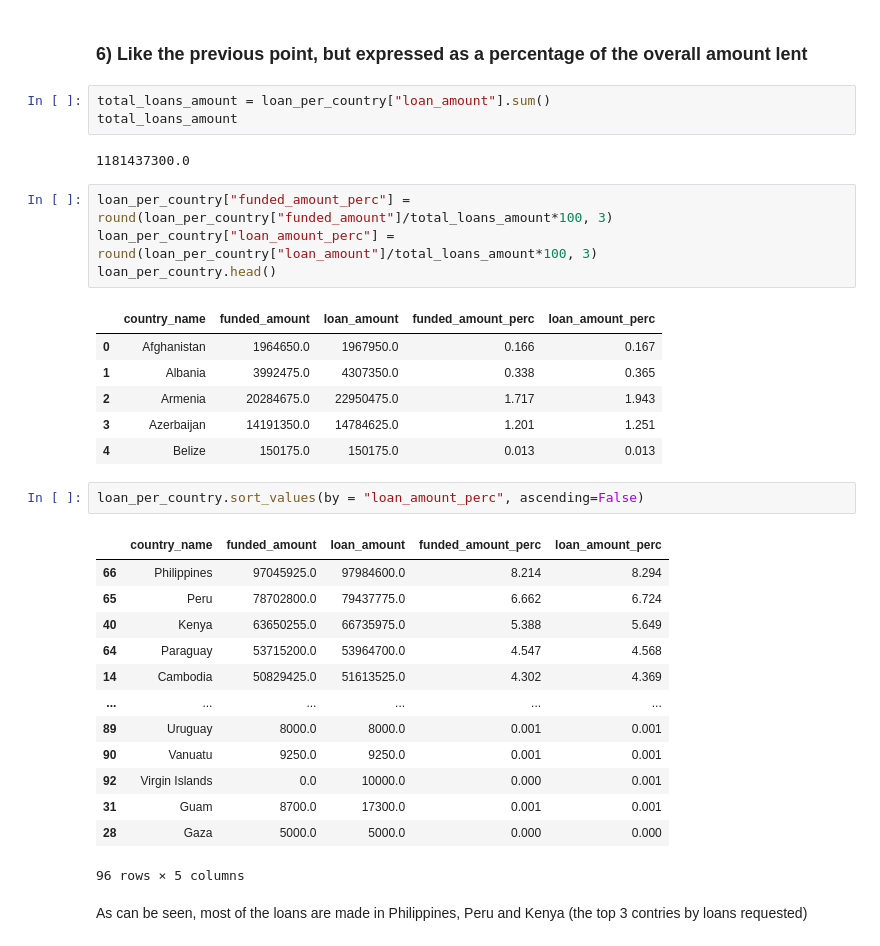
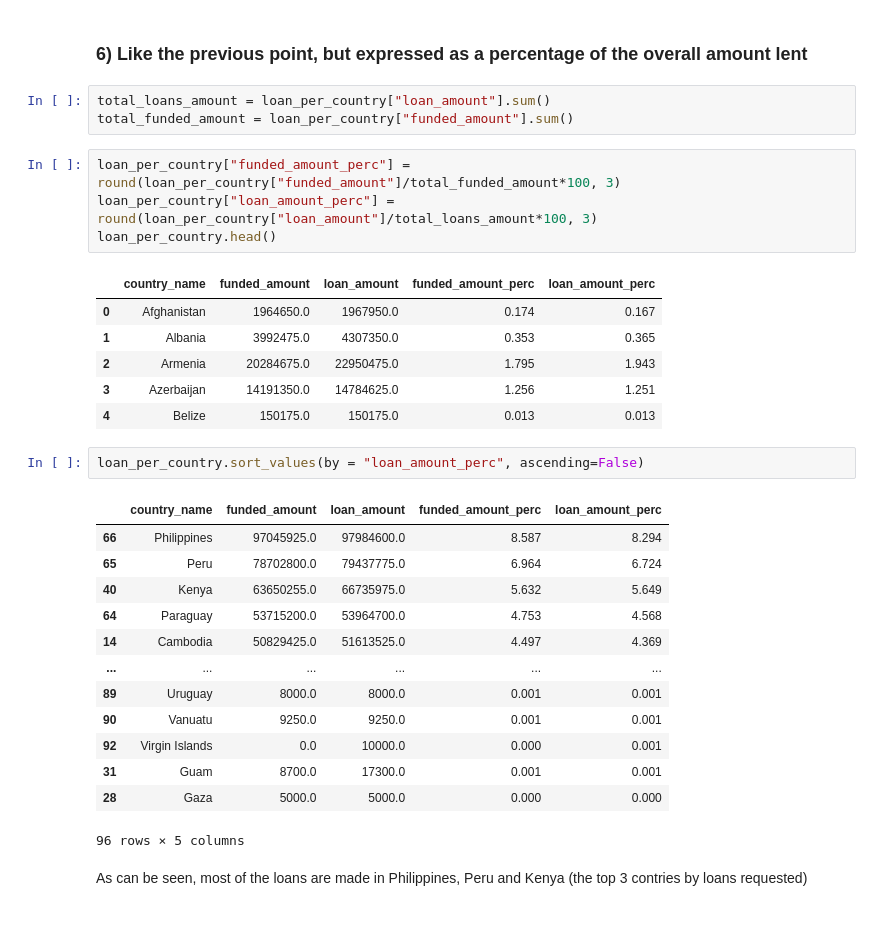
Before and after one commit to paolomariani/Foundations-of-Computer-Science-Project, a Jupyter notebook: Foundations of Computer Science Project Notebook.ipynb, the cells around one changed output. Drawn from its saved outputs; the diff is of its cells as text.

```diff
--- a/Foundations of Computer Science Project Notebook.ipynb
+++ b/Foundations of Computer Science Project Notebook.ipynb
@@ -282,29 +282,27 @@ loan_per_country.head()
 ### 6) Like the previous point, but expressed as a percentage of the overall amount lent
 # %%
 total_loans_amount = loan_per_country["loan_amount"].sum()
-total_loans_amount
+total_funded_amount = loan_per_country["funded_amount"].sum()
-# %% [output]
-1181437300.0
 # %%
-loan_per_country["funded_amount_perc"] = round(loan_per_country["funded_amount"]/total_loans_amount*100, 3)
+loan_per_country["funded_amount_perc"] = round(loan_per_country["funded_amount"]/total_funded_amount*100, 3)
 loan_per_country["loan_amount_perc"] = round(loan_per_country["loan_amount"]/total_loans_amount*100, 3)
 loan_per_country.head()
 # %% [output]
 |  | country_name | funded_amount | loan_amount | funded_amount_perc | loan_amount_perc |
-| 0 | Afghanistan | 1964650.0 | 1967950.0 | 0.166 | 0.167 |
-| 1 | Albania | 3992475.0 | 4307350.0 | 0.338 | 0.365 |
-| 2 | Armenia | 20284675.0 | 22950475.0 | 1.717 | 1.943 |
-| 3 | Azerbaijan | 14191350.0 | 14784625.0 | 1.201 | 1.251 |
+| 0 | Afghanistan | 1964650.0 | 1967950.0 | 0.174 | 0.167 |
+| 1 | Albania | 3992475.0 | 4307350.0 | 0.353 | 0.365 |
+| 2 | Armenia | 20284675.0 | 22950475.0 | 1.795 | 1.943 |
+| 3 | Azerbaijan | 14191350.0 | 14784625.0 | 1.256 | 1.251 |
 | 4 | Belize | 150175.0 | 150175.0 | 0.013 | 0.013 |
 # %%
 loan_per_country.sort_values(by = "loan_amount_perc", ascending=False)
 # %% [output]
 |  | country_name | funded_amount | loan_amount | funded_amount_perc | loan_amount_perc |
-| 66 | Philippines | 97045925.0 | 97984600.0 | 8.214 | 8.294 |
-| 65 | Peru | 78702800.0 | 79437775.0 | 6.662 | 6.724 |
-| 40 | Kenya | 63650255.0 | 66735975.0 | 5.388 | 5.649 |
-| 64 | Paraguay | 53715200.0 | 53964700.0 | 4.547 | 4.568 |
-| 14 | Cambodia | 50829425.0 | 51613525.0 | 4.302 | 4.369 |
+| 66 | Philippines | 97045925.0 | 97984600.0 | 8.587 | 8.294 |
+| 65 | Peru | 78702800.0 | 79437775.0 | 6.964 | 6.724 |
+| 40 | Kenya | 63650255.0 | 66735975.0 | 5.632 | 5.649 |
+| 64 | Paraguay | 53715200.0 | 53964700.0 | 4.753 | 4.568 |
+| 14 | Cambodia | 50829425.0 | 51613525.0 | 4.497 | 4.369 |
 | ... | ... | ... | ... | ... | ... |
 | 89 | Uruguay | 8000.0 | 8000.0 | 0.001 | 0.001 |
 | 90 | Vanuatu | 9250.0 | 9250.0 | 0.001 | 0.001 |
```
Also changed, not shown: parts of 19 cells of this notebook.
